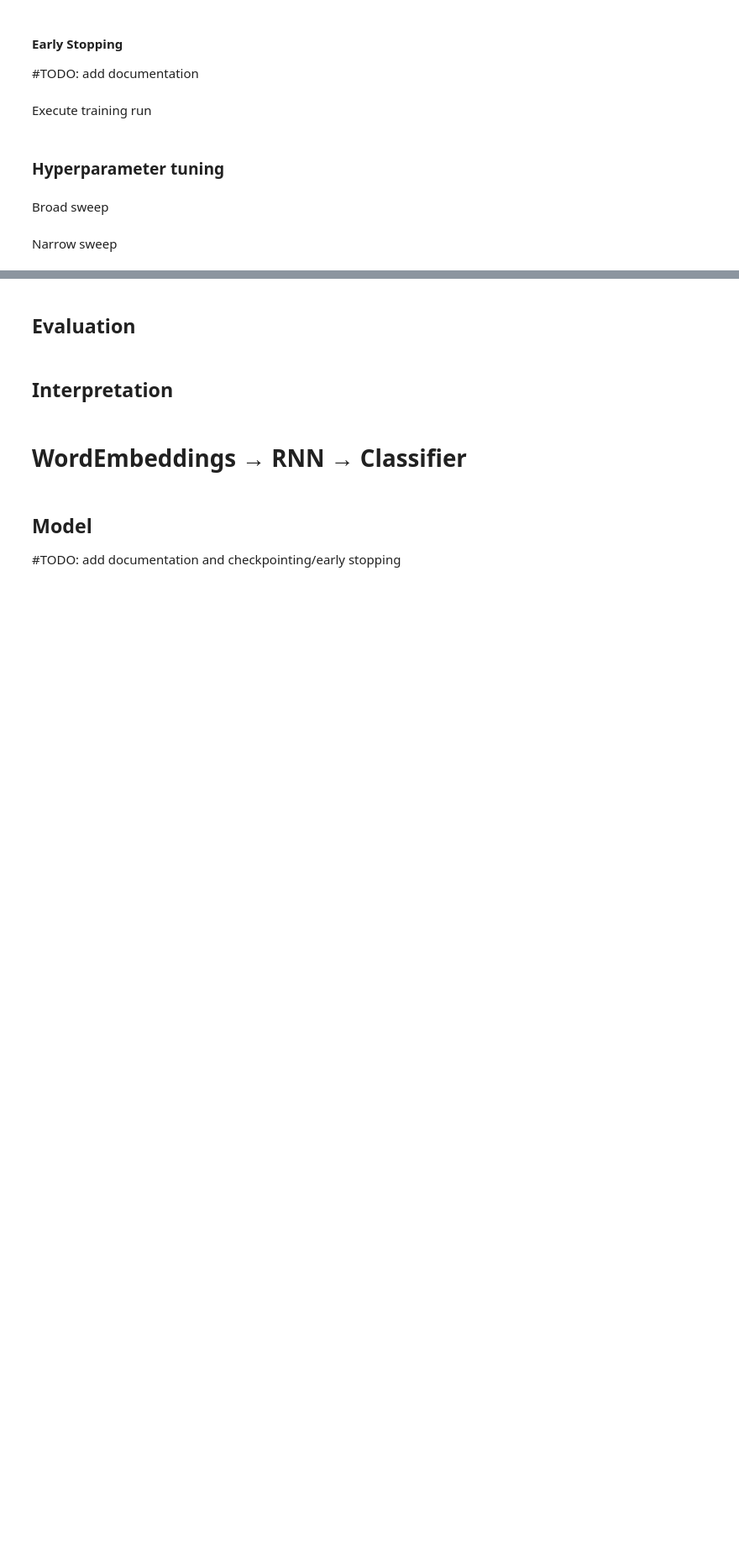
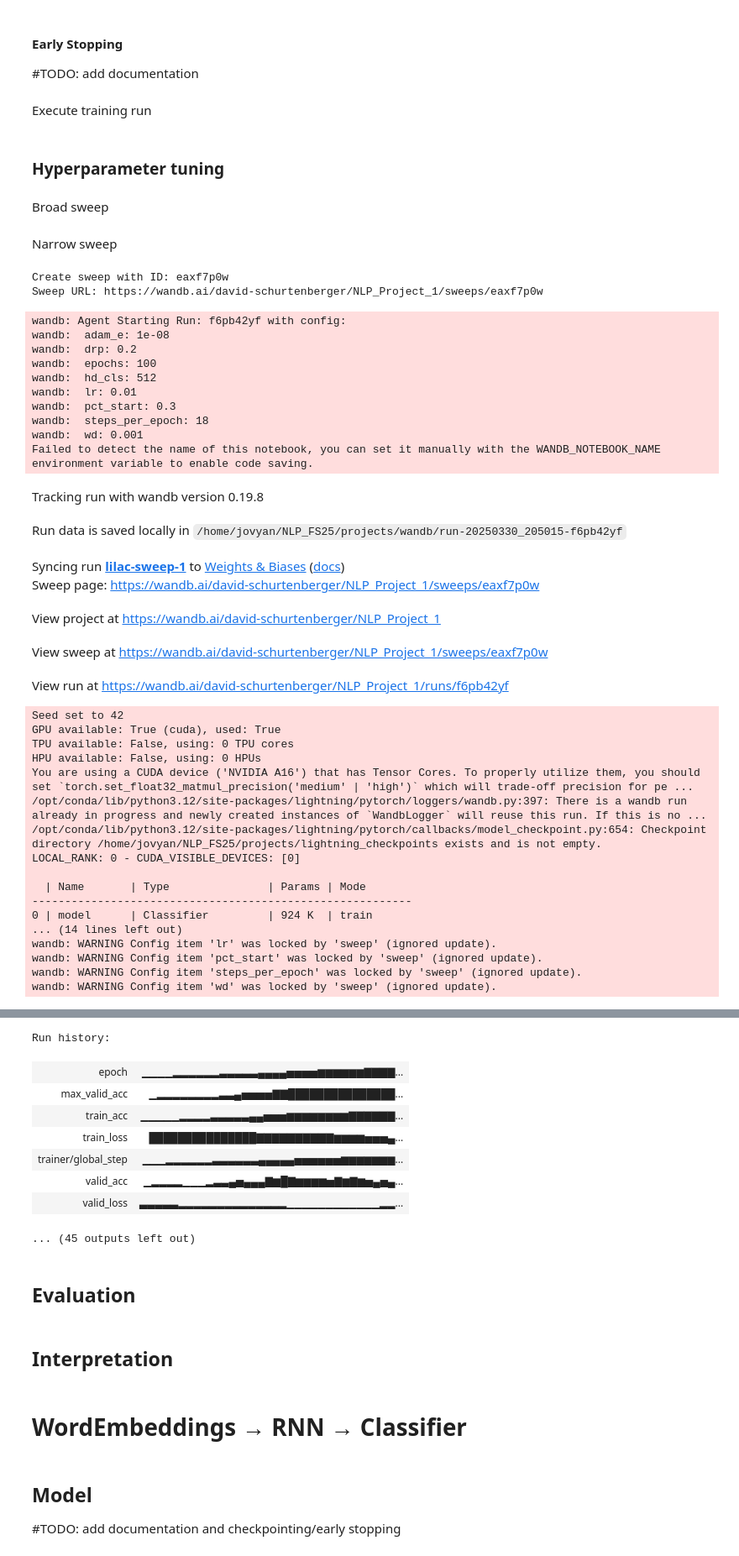
Before and after one commit to d-sbrgr/NLP_FS25, a Jupyter notebook: projects/project_01.ipynb, the cells around one changed output, grey strips where cells are left out. Shown: that part at 84% size. Saved outputs shown, nothing was run; the diff lists cells and outputs as text; code cells hidden in the pictures; blank space fills up the shorter version.

Commit message:
chore: update from narrow runs preparation

```diff
--- a/projects/project_01.ipynb
+++ b/projects/project_01.ipynb
@@ -547,6 +562,11 @@ def classifier_sweep(config=None):
             save_last=True,
             mode="max"
         )
+        early_stopping_callback = L.pytorch.callbacks.EarlyStopping(
+            monitor="valid_acc",
+            patience=20,
+            mode="max",
+        )
         wandb_logger = WandbLogger(log_model=True)
         lightning_train_classifier(config, wandb_logger, checkpoint_callback, early_stopping_callback)
 # %% [markdown]
@@ -566,21 +586,21 @@ broad_sweep_parameters = {
 Narrow sweep
 # %%
 narrow_sweep_parameters = {
-        "lr": {"values": [1e-5, 1e-4, 1e-3, 1e-2, 1e-1]},
-        "hd_cls": {"values": [256, 512, 1024, 2048, 4096]},
-        "wd": {"min": 0.0, "max": 1e-3},
-        "adam_e": {"value": 1e-8},
-        "drp": {"min": 0.0, "max": 0.3},
-        "pct_start": {"values": [0.1, 0.2, 0.3]},
+        "lr": {"values": [3e-3, 1e-2, 3e-2]}, # equivalence to [1e-2.5, 1e-2, 1e-1.5]
+        "hd_cls": {"value": 512},
+        "wd": {"values": [3e-4, 1e-3, 3e-3, 1e-2]}, # equivalence to [1e-3.5, 1e-3, 1e-2.5, 1e-2]
+        "adam_e": {"values": [1e-9, 1e-8, 1e-7]},
+        "drp": {"values": [0.2, 0.25, 0.3]},
+        "pct_start": {"value": 0.3},
         "epochs": {"value": 100},
         "steps_per_epoch": {"value": len(train_loader_classifier)},
     }
 # %%
 sweep_config = {
-    "name": "ClassifierSweep_Broad",
+    "name": "ClassifierSweep_Narrow",
     "method": "bayes",
     "metric": {"name": "max_valid_acc", "goal": "maximize"},
-    "parameters": broad_sweep_parameters,
+    "parameters": narrow_sweep_parameters,
 }
 # %%
 sweep_id = wandb.sweep(
@@ -588,5 +608,43 @@ sweep_id = wandb.sweep(
     entity="david-schurtenberger",
     project="NLP_Project_1",
 )
+# %% [output]
+Create sweep with ID: eaxf7p0w
+Sweep URL: https://wandb.ai/david-schurtenberger/NLP_Project_1/sweeps/eaxf7p0w
 # %%
-wandb.agent(sweep_id=sweep_id, function=classifier_sweep, count=50)
+wandb.agent(sweep_id=sweep_id, function=classifier_sweep, count=30)
+# %% [output]
+wandb: Agent Starting Run: f6pb42yf with config:
+wandb:  adam_e: 1e-08
+wandb:  drp: 0.2
+wandb:  epochs: 100
+wandb:  hd_cls: 512
+wandb:  lr: 0.01
+wandb:  pct_start: 0.3
+wandb:  steps_per_epoch: 18
+wandb:  wd: 0.001
+Failed to detect the name of this notebook, you can set it manually with the WANDB_NOTEBOOK_NAME environment variable to enable code saving.
+Tracking run with wandb version 0.19.8
+Run data is saved locally in /home/jovyan/NLP_FS25/projects/wandb/run-20250330_205015-f6pb42yf
+Syncing run lilac-sweep-1 to Weights & Biases (docs)
+Sweep page: https://wandb.ai/david-schurtenberger/NLP_Project_1/sweeps/eaxf7p0w
+View project at https://wandb.ai/david-schurtenberger/NLP_Project_1
+View sweep at https://wandb.ai/david-schurtenberger/NLP_Project_1/sweeps/eaxf7p0w
+View run at https://wandb.ai/david-schurtenberger/NLP_Project_1/runs/f6pb42yf
+Seed set to 42
+GPU available: True (cuda), used: True
+TPU available: False, using: 0 TPU cores
+HPU available: False, using: 0 HPUs
+You are using a CUDA device ('NVIDIA A16') that has Tensor Cores. To properly utilize them, you should set `torch.set_float32_matmul_precision('medium' | 'high')` which will trade-off precision for pe ...
+/opt/conda/lib/python3.12/site-packages/lightning/pytorch/loggers/wandb.py:397: There is a wandb run already in progress and newly created instances of `WandbLogger` will reuse this run. If this is no ...
+/opt/conda/lib/python3.12/site-packages/lightning/pytorch/callbacks/model_checkpoint.py:654: Checkpoint directory /home/jovyan/NLP_FS25/projects/lightning_checkpoints exists and is not empty.
+LOCAL_RANK: 0 - CUDA_VISIBLE_DEVICES: [0]
+
+  | Name       | Type               | Params | Mode
+----------------------------------------------------------
+0 | model      | Classifier         | 924 K  | train
+... (14 lines left out)
+wandb: WARNING Config item 'lr' was locked by 'sweep' (ignored update).
+wandb: WARNING Config item 'pct_start' was locked by 'sweep' (ignored update).
+wandb: WARNING Config item 'steps_per_epoch' was locked by 'sweep' (ignored update).
+wandb: WARNING Config item 'wd' was locked by 'sweep' (ignored update).
@@ -593 +653,10 @@ wandb.agent(sweep_id=sweep_id, function=classifier_sweep, count=50)
+Run history:
+| epoch | ▁▁▁▁▂▂▂▂▂▂▃▃▃▃▃▄▄▄▄▅▅▅▅▆▆▆▆▆▆▇▇▇▇... |
+| max_valid_acc | ▁▂▂▂▂▂▂▂▂▃▃▄▅▅▅▅▇▇███████████████... |
+| train_acc | ▁▁▁▁▁▂▂▂▂▃▃▃▃▃▄▄▅▅▅▆▆▆▆▆▆▆▆▇▇▇▇▇▇... |
+| train_loss | ███████████████▇▇▇▇▇▇▇▇▇▇▆▆▆▆▅▅▅▄... |
+| trainer/global_step | ▁▁▁▂▂▂▂▂▂▃▃▃▃▃▃▄▄▄▄▄▅▅▅▅▅▅▆▆▆▆▆▆▆... |
+| valid_acc | ▁▂▂▂▂▁▁▁▂▃▃▄▅▄▄▄▇▆█▇▆▆▆▆▅▇▆▇▆▅▄▅▄... |
+| valid_loss | ▃▃▃▃▃▂▂▂▂▂▂▂▂▂▂▂▂▂▂▁▁▁▁▁▁▁▁▁▁▁▁▂▂... |
+... (45 outputs left out)
 # %%
```
Also changed, not shown: parts of 13 cells of this notebook.
